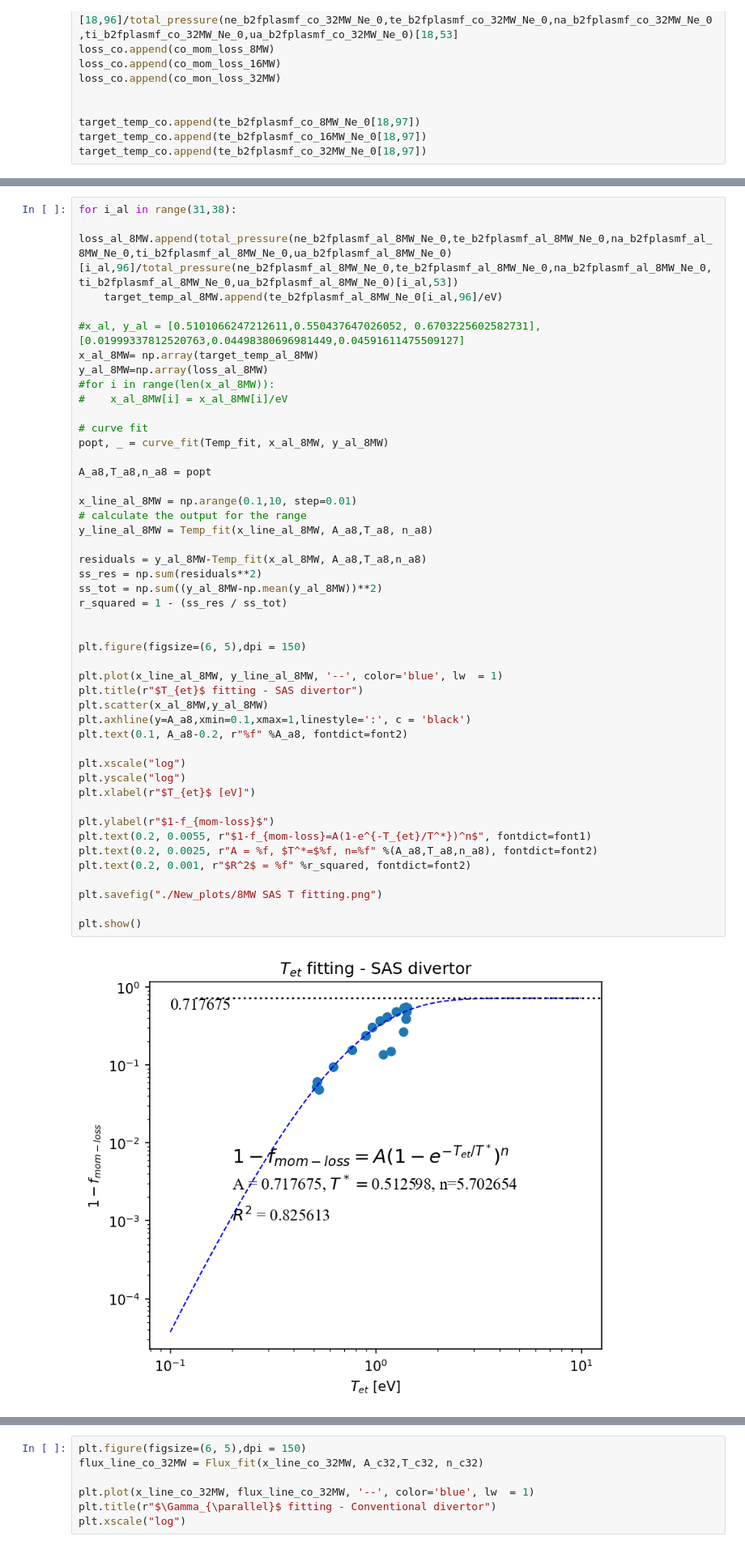
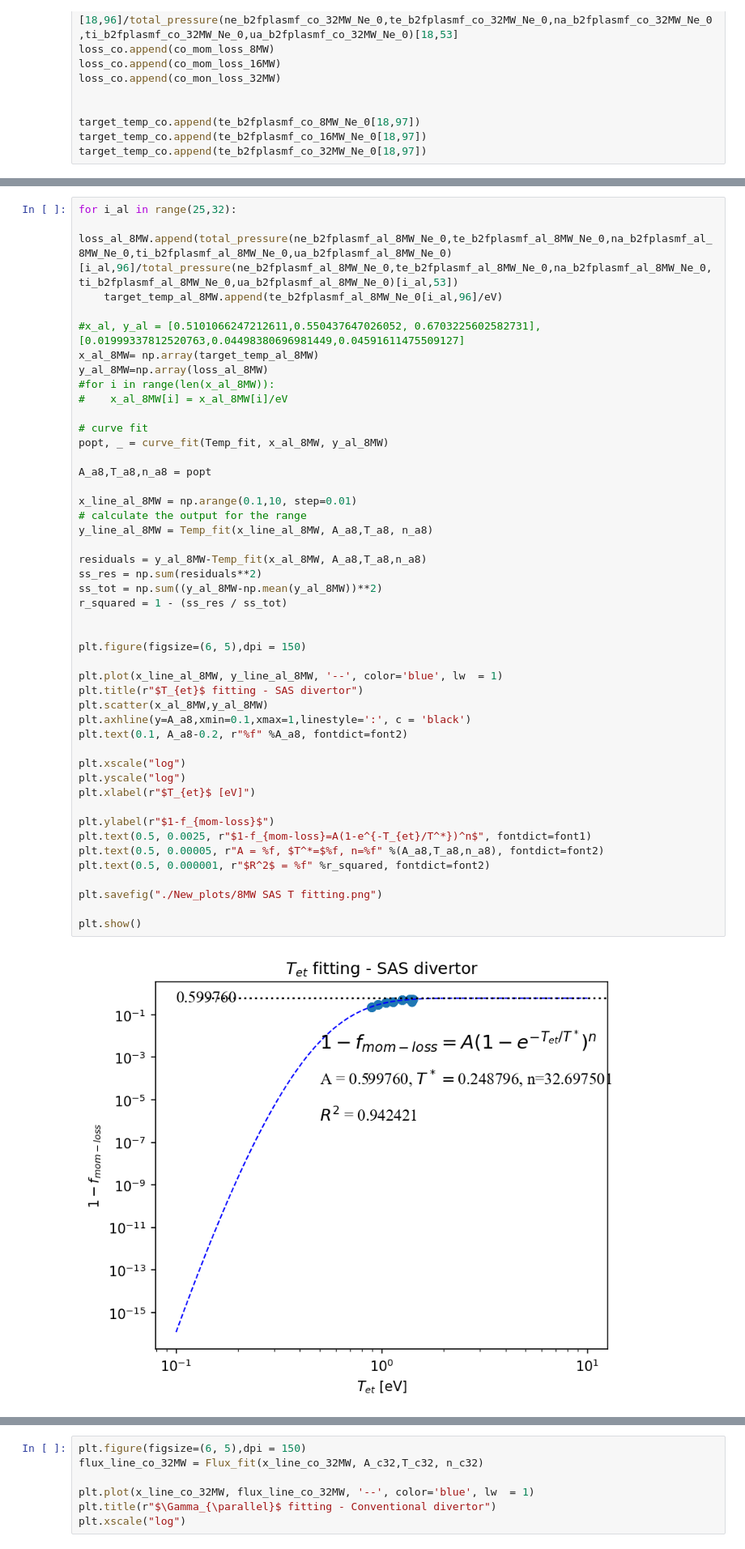
Before and after one commit to ChanYeongL/SOLPS-ITER_analysis, a Jupyter notebook: Temperature_powerloss_fitting.ipynb, the cells around one changed output, grey strips where cells are left out. Shown at 81% size. Saved outputs shown, nothing was run; the diff lists cells and outputs as text.

```diff
--- a/Temperature_powerloss_fitting.ipynb
+++ b/Temperature_powerloss_fitting.ipynb
@@ -777,5 +766,5 @@ print(target_temp_al_8MW)
 # %%
-for i_al in range(31,38):
+for i_al in range(25,32):
     loss_al_8MW.append(total_pressure(ne_b2fplasmf_al_8MW_Ne_0,te_b2fplasmf_al_8MW_Ne_0,na_b2fplasmf_al_8MW_Ne_0,ti_b2fplasmf_al_8MW_Ne_0,ua_b2fplasmf_al_8MW_Ne_0)[i_al,96]/total_pressure(ne_b2fplasmf_al_8MW_Ne_0,te_b2fplasmf_al_8MW_Ne_0,na_b2fplasmf_al_8MW_Ne_0,ti_b2fplasmf_al_8MW_Ne_0,ua_b2fplasmf_al_8MW_Ne_0)[i_al,53])
     target_temp_al_8MW.append(te_b2fplasmf_al_8MW_Ne_0[i_al,96]/eV)
 
@@ -791,37 +780,37 @@ popt, _ = curve_fit(Temp_fit, x_al_8MW, y_al_8MW)
 A_a8,T_a8,n_a8 = popt
 
 x_line_al_8MW = np.arange(0.1,10, step=0.01)
 # calculate the output for the range
 y_line_al_8MW = Temp_fit(x_line_al_8MW, A_a8,T_a8, n_a8)
 
 residuals = y_al_8MW-Temp_fit(x_al_8MW, A_a8,T_a8,n_a8)
 ss_res = np.sum(residuals**2)
 ss_tot = np.sum((y_al_8MW-np.mean(y_al_8MW))**2)
 r_squared = 1 - (ss_res / ss_tot)
 
 
 plt.figure(figsize=(6, 5),dpi = 150)
 
 plt.plot(x_line_al_8MW, y_line_al_8MW, '--', color='blue', lw  = 1)
 plt.title(r"$T_{et}$ fitting - SAS divertor")
 plt.scatter(x_al_8MW,y_al_8MW)
 plt.axhline(y=A_a8,xmin=0.1,xmax=1,linestyle=':', c = 'black')
 plt.text(0.1, A_a8-0.2, r"%f" %A_a8, fontdict=font2)
 
 plt.xscale("log")
 plt.yscale("log")
 plt.xlabel(r"$T_{et}$ [eV]")
 
 plt.ylabel(r"$1-f_{mom-loss}$")
-plt.text(0.2, 0.0055, r"$1-f_{mom-loss}=A(1-e^{-T_{et}/T^*})^n$", fontdict=font1)
-plt.text(0.2, 0.0025, r"A = %f, $T^*=$%f, n=%f" %(A_a8,T_a8,n_a8), fontdict=font2)
-plt.text(0.2, 0.001, r"$R^2$ = %f" %r_squared, fontdict=font2)
+plt.text(0.5, 0.0025, r"$1-f_{mom-loss}=A(1-e^{-T_{et}/T^*})^n$", fontdict=font1)
+plt.text(0.5, 0.00005, r"A = %f, $T^*=$%f, n=%f" %(A_a8,T_a8,n_a8), fontdict=font2)
+plt.text(0.5, 0.000001, r"$R^2$ = %f" %r_squared, fontdict=font2)
 
 plt.savefig("./New_plots/8MW SAS T fitting.png")
 
 plt.show()
 # %% [output]
-[figure, old version]
+[figure, new version]
 # %%
 for i_al in range(30,35):
     loss_al_8MW.append(total_pressure(ne_b2fplasmf_al_8MW_Ne_0,te_b2fplasmf_al_8MW_Ne_0,na_b2fplasmf_al_8MW_Ne_0,ti_b2fplasmf_al_8MW_Ne_0,ua_b2fplasmf_al_8MW_Ne_0)[i_al,96]/total_pressure(ne_b2fplasmf_al_8MW_Ne_0,te_b2fplasmf_al_8MW_Ne_0,na_b2fplasmf_al_8MW_Ne_0,ti_b2fplasmf_al_8MW_Ne_0,ua_b2fplasmf_al_8MW_Ne_0)[i_al,53])
```
Also changed, not shown: parts of 7 cells of this notebook, 5 other files.
